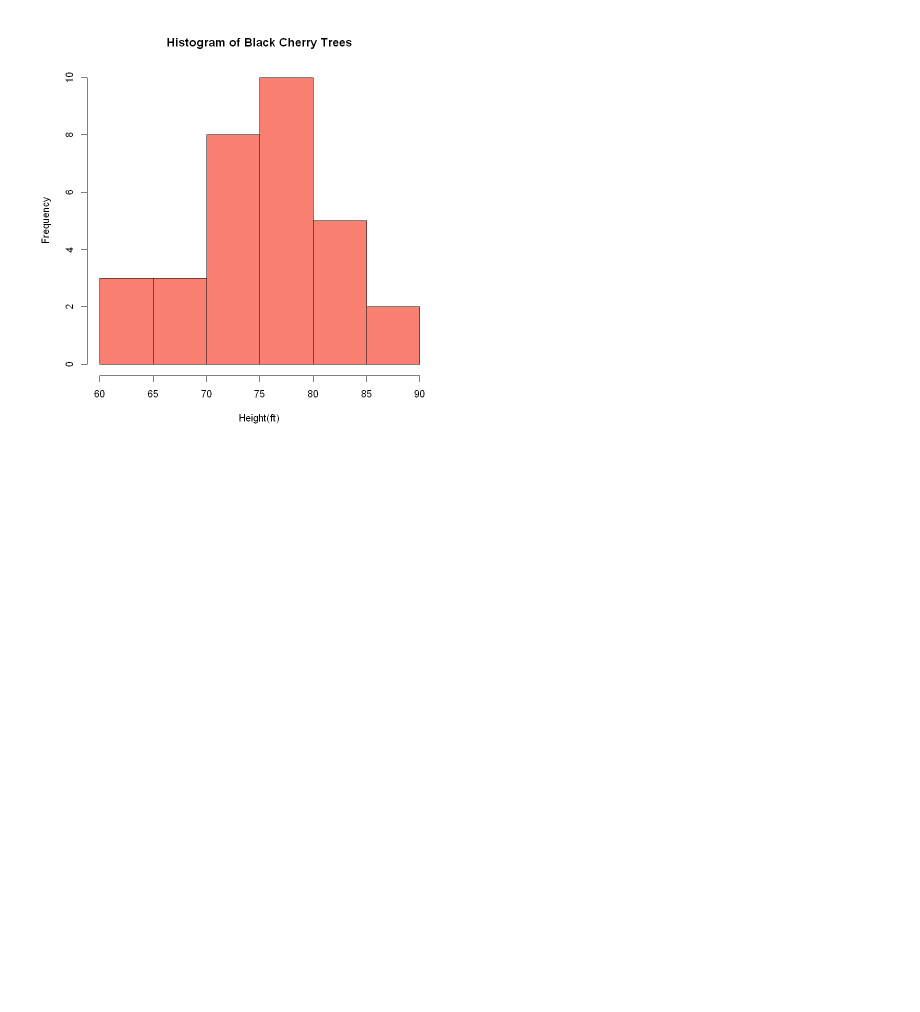
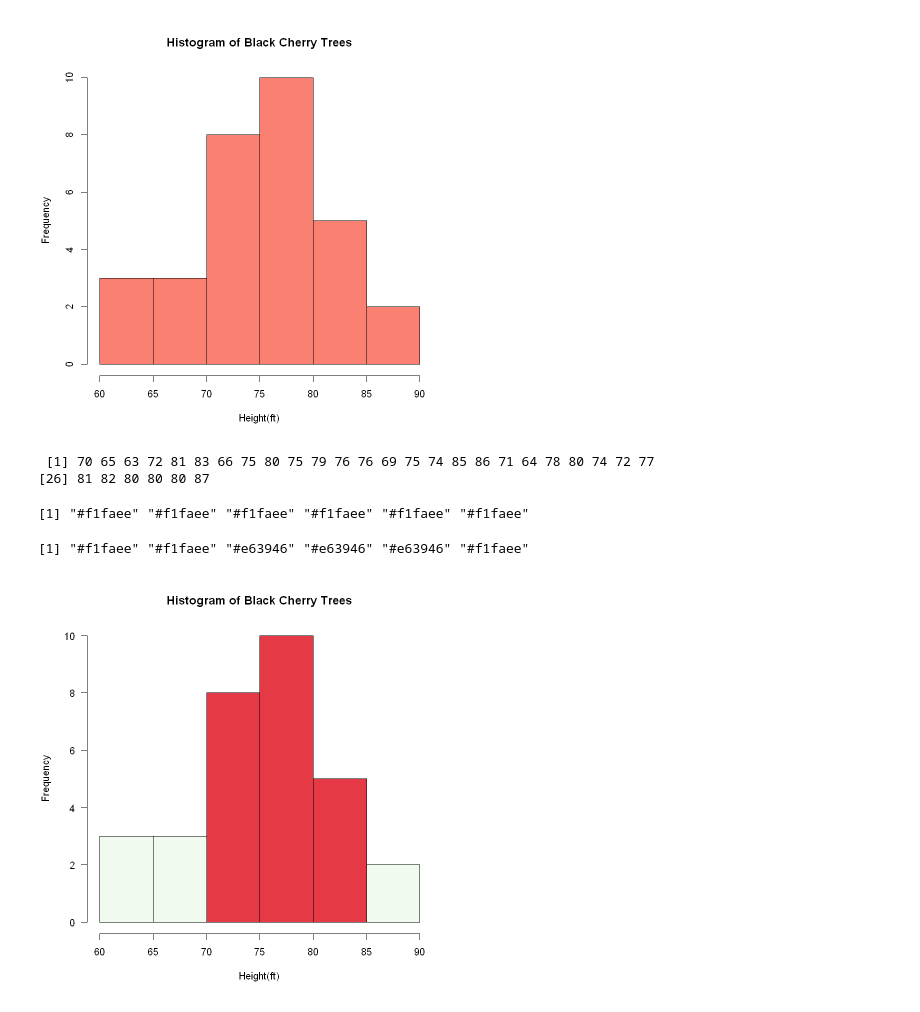
Before and after one commit to layla-focalors/r_learning_mx, a Jupyter notebook: Caffee/Malcha Coffee.ipynb, the cells around one changed output. Drawn from its saved outputs; the diff is of its cells as text; code cells hidden in the pictures; blank space fills up the shorter version.

Commit message:
add and update charts

```diff
--- a/Caffee/Malcha Coffee.ipynb
+++ b/Caffee/Malcha Coffee.ipynb
@@ -1095,3 +1095,30 @@ hist(ds, main='Histogram of Black Cherry Trees',
     breaks = 4)
 # %% [output]
 [figure]
+# %%
+ds = trees$Height
+# %%
+ds
+# %% [output]
+ [1] 70 65 63 72 81 83 66 75 80 75 79 76 76 69 75 74 85 86 71 64 78 80 74 72 77
+[26] 81 82 80 80 80 87
+# %%
+color.6 = rep('#f1faee', 6)
+# %%
+color.6
+# %% [output]
+[1] "#f1faee" "#f1faee" "#f1faee" "#f1faee" "#f1faee" "#f1faee"
+# %%
+color.6[3:5] = '#e63946'
+# %%
+color.6
+# %% [output]
+[1] "#f1faee" "#f1faee" "#e63946" "#e63946" "#e63946" "#f1faee"
+# %%
+hist(ds, main='Histogram of Black Cherry Trees',
+    xlab = 'Height(ft)',
+    las = 1,
+    breaks=4,
+    col = color.6)
+# %% [output]
+[figure, added]
```
Also changed, not shown: parts of 61 cells of this notebook.
